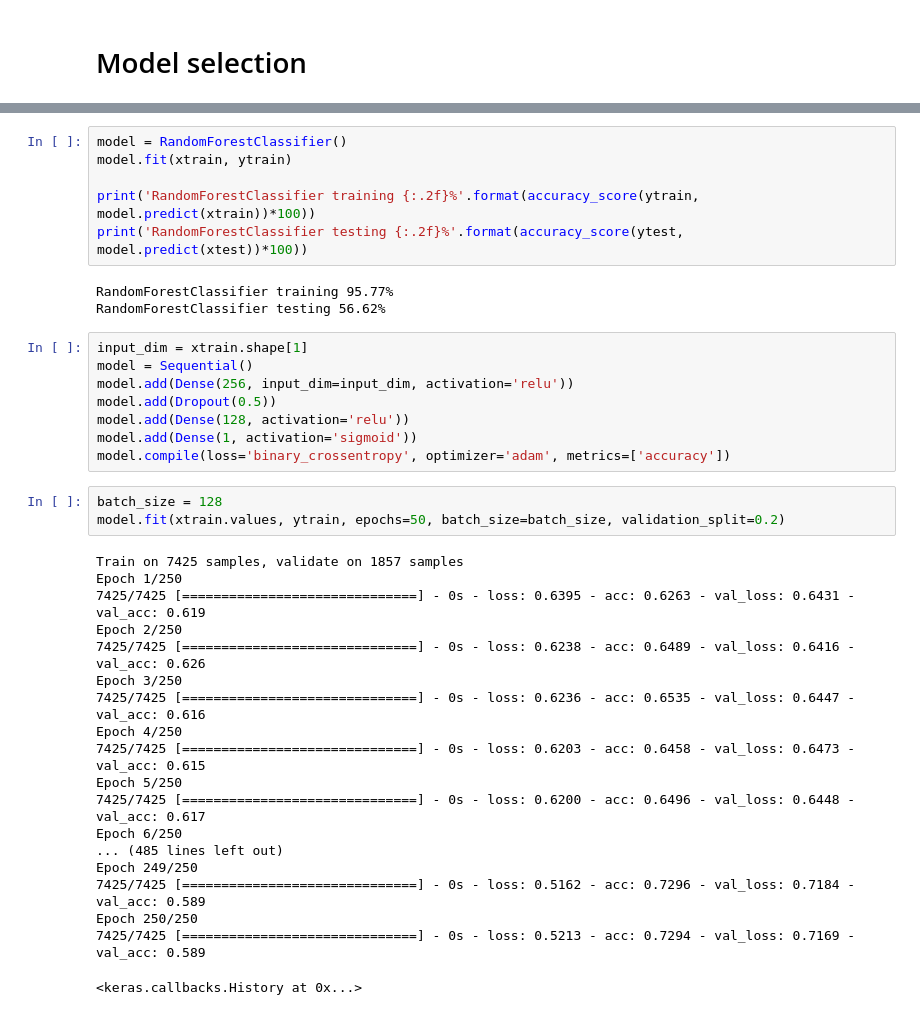
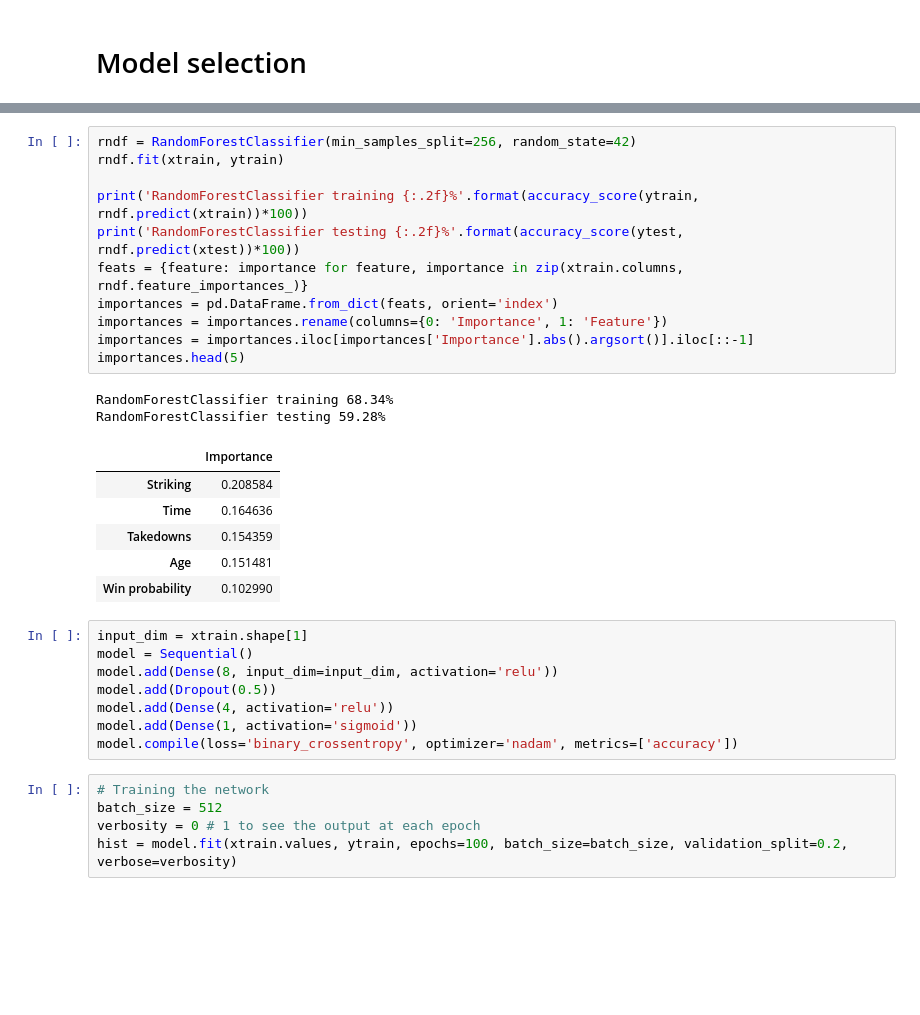
Before and after one commit to tomaszmartin/randomfight, a Jupyter notebook: fightmetric.ipynb, the cells around one changed output, grey strips where cells are left out. Saved outputs shown, nothing was run; the diff lists cells and outputs as text; blank space fills up the shorter version.

```diff
--- a/fightmetric.ipynb
+++ b/fightmetric.ipynb
@@ -292,40 +287,34 @@ SVC testing 60.06%
 # %%
-model = RandomForestClassifier()
-model.fit(xtrain, ytrain)
+rndf = RandomForestClassifier(min_samples_split=256, random_state=42)
+rndf.fit(xtrain, ytrain)
 
-print('RandomForestClassifier training {:.2f}%'.format(accuracy_score(ytrain, model.predict(xtrain))*100))
-print('RandomForestClassifier testing {:.2f}%'.format(accuracy_score(ytest, model.predict(xtest))*100))
+print('RandomForestClassifier training {:.2f}%'.format(accuracy_score(ytrain, rndf.predict(xtrain))*100))
+print('RandomForestClassifier testing {:.2f}%'.format(accuracy_score(ytest, rndf.predict(xtest))*100))
+feats = {feature: importance for feature, importance in zip(xtrain.columns, rndf.feature_importances_)}
+importances = pd.DataFrame.from_dict(feats, orient='index')
+importances = importances.rename(columns={0: 'Importance', 1: 'Feature'})
+importances = importances.iloc[importances['Importance'].abs().argsort()].iloc[::-1]
+importances.head(5)
 # %% [output]
-RandomForestClassifier training 95.77%
-RandomForestClassifier testing 56.62%
+RandomForestClassifier training 68.34%
+RandomForestClassifier testing 59.28%
+|  | Importance |
+| Striking | 0.208584 |
+| Time | 0.164636 |
+| Takedowns | 0.154359 |
+| Age | 0.151481 |
+| Win probability | 0.102990 |
 # %%
 input_dim = xtrain.shape[1]
 model = Sequential()
-model.add(Dense(256, input_dim=input_dim, activation='relu'))
+model.add(Dense(8, input_dim=input_dim, activation='relu'))
 model.add(Dropout(0.5))
-model.add(Dense(128, activation='relu'))
+model.add(Dense(4, activation='relu'))
 model.add(Dense(1, activation='sigmoid'))
-model.compile(loss='binary_crossentropy', optimizer='adam', metrics=['accuracy'])
+model.compile(loss='binary_crossentropy', optimizer='nadam', metrics=['accuracy'])
 # %%
-batch_size = 128
-model.fit(xtrain.values, ytrain, epochs=50, batch_size=batch_size, validation_split=0.2)
+# Training the network
+batch_size = 512
+verbosity = 0 # 1 to see the output at each epoch
+hist = model.fit(xtrain.values, ytrain, epochs=100, batch_size=batch_size, validation_split=0.2, verbose=verbosity)
-# %% [output]
-Train on 7425 samples, validate on 1857 samples
-Epoch 1/250
-7425/7425 [==============================] - 0s - loss: 0.6395 - acc: 0.6263 - val_loss: 0.6431 - val_acc: 0.619
-Epoch 2/250
-7425/7425 [==============================] - 0s - loss: 0.6238 - acc: 0.6489 - val_loss: 0.6416 - val_acc: 0.626
-Epoch 3/250
-7425/7425 [==============================] - 0s - loss: 0.6236 - acc: 0.6535 - val_loss: 0.6447 - val_acc: 0.616
-Epoch 4/250
-7425/7425 [==============================] - 0s - loss: 0.6203 - acc: 0.6458 - val_loss: 0.6473 - val_acc: 0.615
-Epoch 5/250
-7425/7425 [==============================] - 0s - loss: 0.6200 - acc: 0.6496 - val_loss: 0.6448 - val_acc: 0.617
-Epoch 6/250
-... (485 lines left out)
-Epoch 249/250
-7425/7425 [==============================] - 0s - loss: 0.5162 - acc: 0.7296 - val_loss: 0.7184 - val_acc: 0.589
-Epoch 250/250
-7425/7425 [==============================] - 0s - loss: 0.5213 - acc: 0.7294 - val_loss: 0.7169 - val_acc: 0.589
-<keras.callbacks.History at 0x...>
 # %%
```
Also changed, not shown: parts of 33 cells of this notebook, 2 other files.
